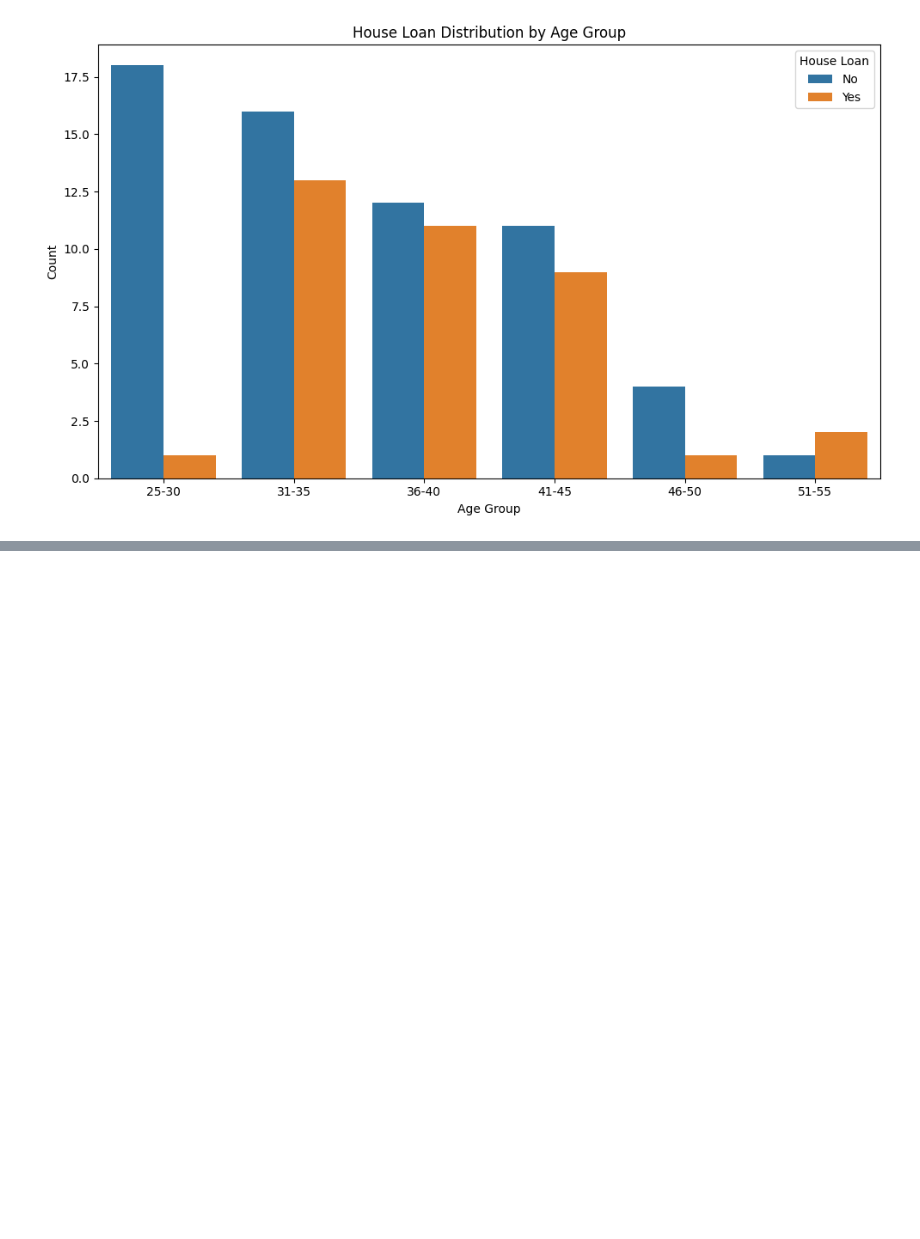
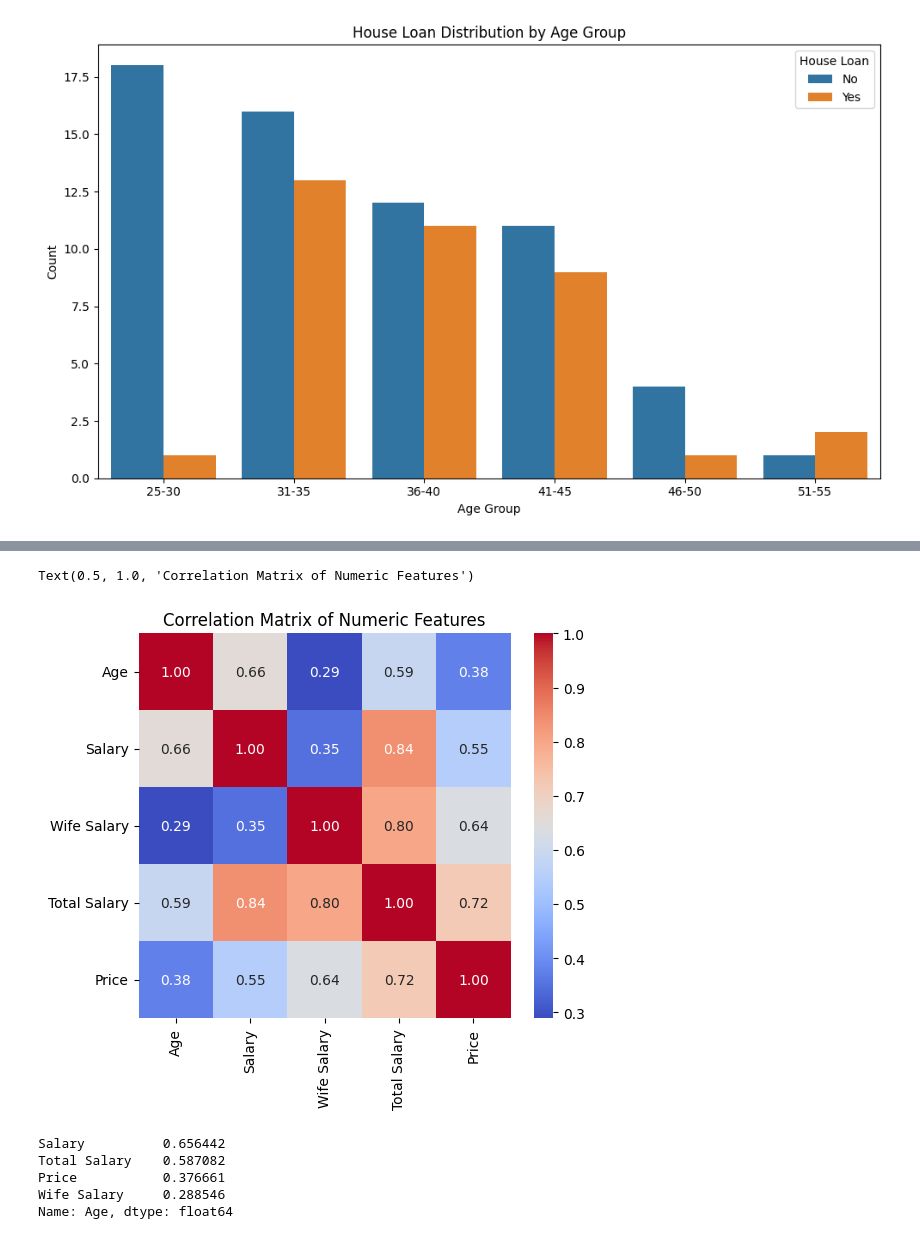
Before and after one commit to LordZeusIsBack/Feynn-Labs-Internship, a Jupyter notebook: EV Market in India/Basic working with dataset.ipynb, the cells around one changed output, grey strips where cells are left out. Drawn from its saved outputs; the diff is of its cells as text; code cells hidden in the pictures; blank space fills up the shorter version.

```diff
--- a/EV Market in India/Basic working with dataset.ipynb
+++ b/EV Market in India/Basic working with dataset.ipynb
@@ -223,0 +277,18 @@ plt.show()
+# %%
+numeric_cols = ['Age', 'Salary', 'Wife Salary', 'Total Salary', 'Price']
+corr_matrix = df[numeric_cols].corr()
+# %%
+plt.figure(figsize=(6, 5))
+sns.heatmap(corr_matrix, annot=True, cmap='coolwarm', fmt='.2f')
+plt.title('Correlation Matrix of Numeric Features')
+# %% [output]
+Text(0.5, 1.0, 'Correlation Matrix of Numeric Features')
+[figure, added]
+# %%
+corr_matrix['Age'].drop('Age').sort_values(ascending=False)
+# %% [output]
+Salary          0.656442
+Total Salary    0.587082
+Price           0.376661
+Wife Salary     0.288546
+Name: Age, dtype: float64
```
Also changed, not shown: parts of 15 cells of this notebook.
